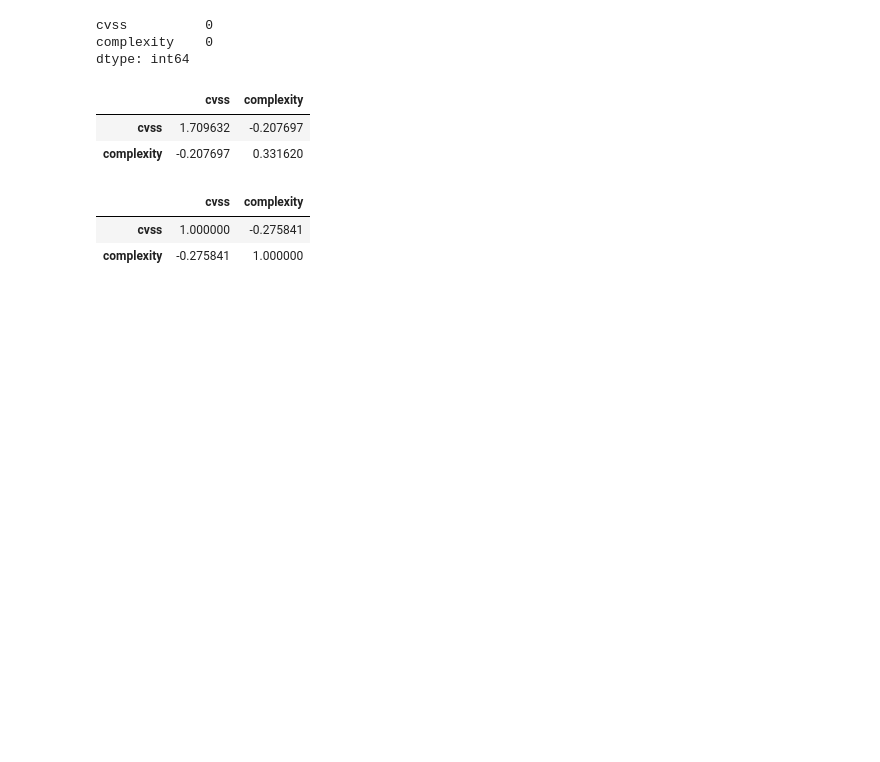
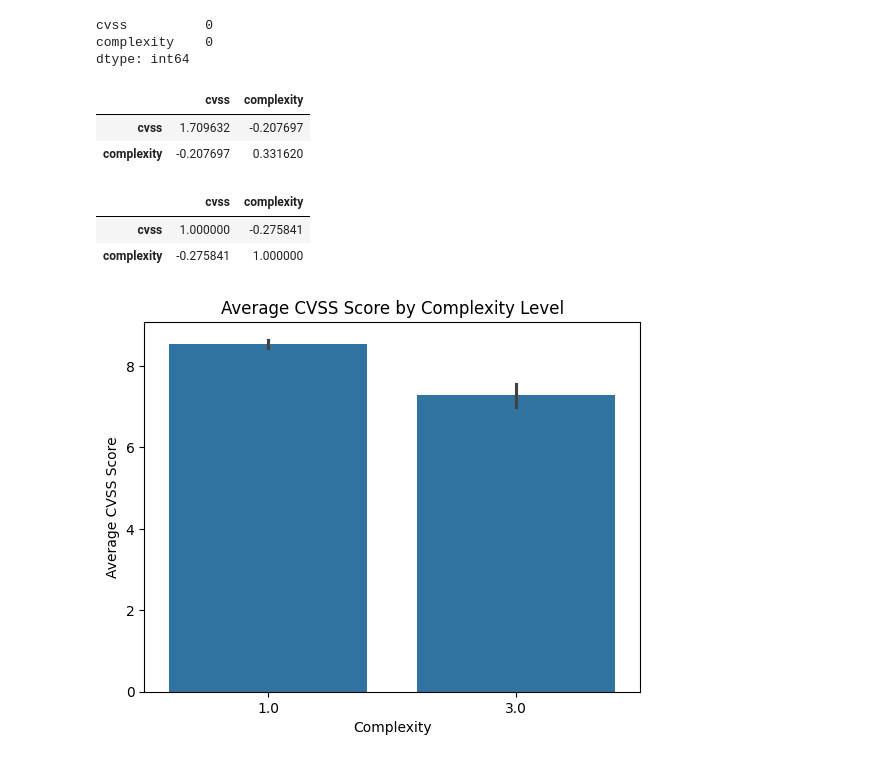
Before and after one commit to S10241798/AITT, a Jupyter notebook: AITT Assignment.ipynb, the cells around one changed output. Drawn from its saved outputs; the diff is of its cells as text; code cells hidden in the pictures; blank space fills up the shorter version.

```diff
--- a/AITT Assignment.ipynb
+++ b/AITT Assignment.ipynb
@@ -180,3 +174,12 @@ df_clean.corr()
 |  | cvss | complexity |
 | cvss | 1.000000 | -0.275841 |
 | complexity | -0.275841 | 1.000000 |
+# %%
+sns.barplot(x='complexity', y='cvss', data=df_clean)
+plt.title('Average CVSS Score by Complexity Level')
+plt.xlabel('Complexity')
+plt.ylabel('Average CVSS Score')
+plt.show()
+# where 1.0 is LOW and 3.0 is HIGH complexity
+# %% [output]
+[figure, added]
```
Also changed, not shown: parts of 22 cells of this notebook.
